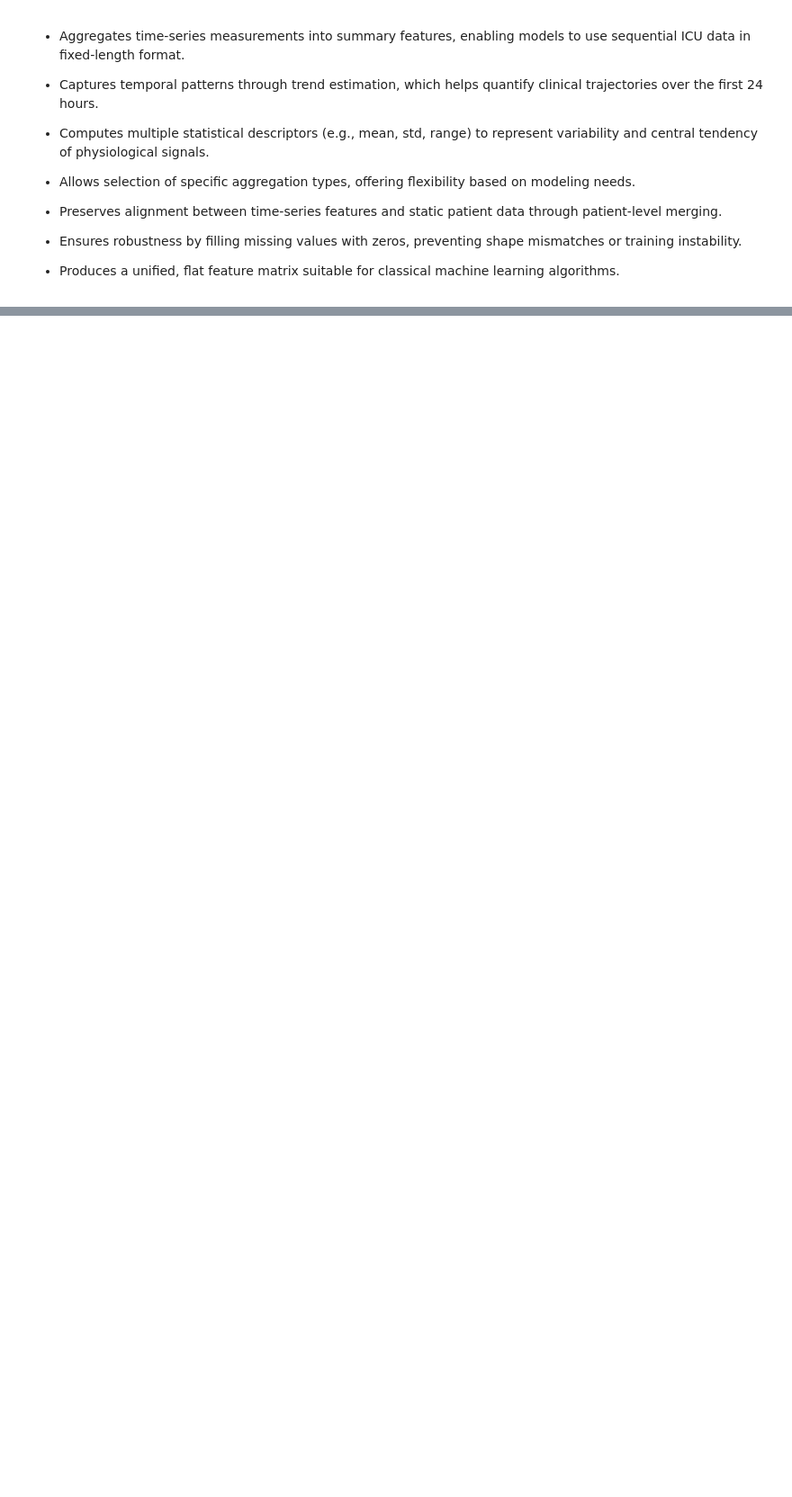
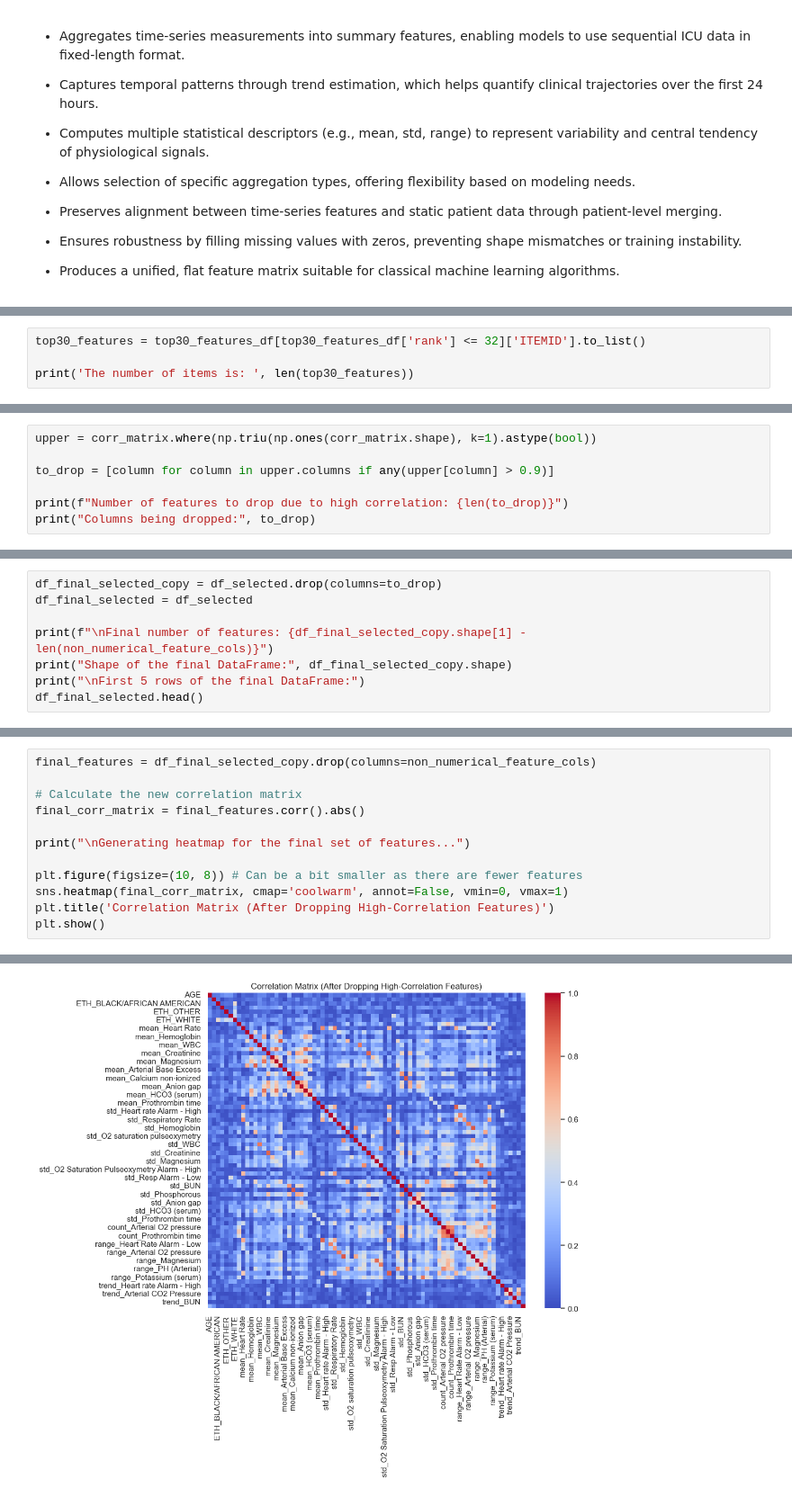
Before and after one commit to Francesinhas/mimic3-length-of-stay-prediction, a Jupyter notebook: report.ipynb, the cells around one changed output, grey strips where cells are left out. Shown at 90% size. Cells and saved outputs as stored; diff of their text form; blank space fills up the shorter version.

```diff
--- a/report.ipynb
+++ b/report.ipynb
@@ -722,0 +770,4 @@ top_10_items_v1 = [220045, 220210, 220277, 220052, 220050, 220051, 223835, 22033
+# %%
+top30_features = top30_features_df[top30_features_df['rank'] <= 32]['ITEMID'].to_list()
+
+print('The number of items is: ', len(top30_features))
@@ -722,0 +897,7 @@ top_10_items_v1 = [220045, 220210, 220277, 220052, 220050, 220051, 223835, 22033
+# %%
+upper = corr_matrix.where(np.triu(np.ones(corr_matrix.shape), k=1).astype(bool))
+
+to_drop = [column for column in upper.columns if any(upper[column] > 0.9)]
+
+print(f"Number of features to drop due to high correlation: {len(to_drop)}")
+print("Columns being dropped:", to_drop)
@@ -722,0 +909,8 @@ top_10_items_v1 = [220045, 220210, 220277, 220052, 220050, 220051, 223835, 22033
+# %%
+df_final_selected_copy = df_selected.drop(columns=to_drop)
+df_final_selected = df_selected
+
+print(f"\nFinal number of features: {df_final_selected_copy.shape[1] - len(non_numerical_feature_cols)}")
+print("Shape of the final DataFrame:", df_final_selected_copy.shape)
+print("\nFirst 5 rows of the final DataFrame:")
+df_final_selected.head()
@@ -722,0 +946,13 @@ top_10_items_v1 = [220045, 220210, 220277, 220052, 220050, 220051, 223835, 22033
+# %%
+final_features = df_final_selected_copy.drop(columns=non_numerical_feature_cols)
+
+# Calculate the new correlation matrix
+final_corr_matrix = final_features.corr().abs()
+
+print("\nGenerating heatmap for the final set of features...")
+
+plt.figure(figsize=(10, 8)) # Can be a bit smaller as there are fewer features
+sns.heatmap(final_corr_matrix, cmap='coolwarm', annot=False, vmin=0, vmax=1)
+plt.title('Correlation Matrix (After Dropping High-Correlation Features)')
+plt.show()
+# %% [output]
@@ -722,0 +960 @@ top_10_items_v1 = [220045, 220210, 220277, 220052, 220050, 220051, 223835, 22033
+[figure, added]
```
Also changed, not shown: parts of 54 cells of this notebook, 1 other file.
